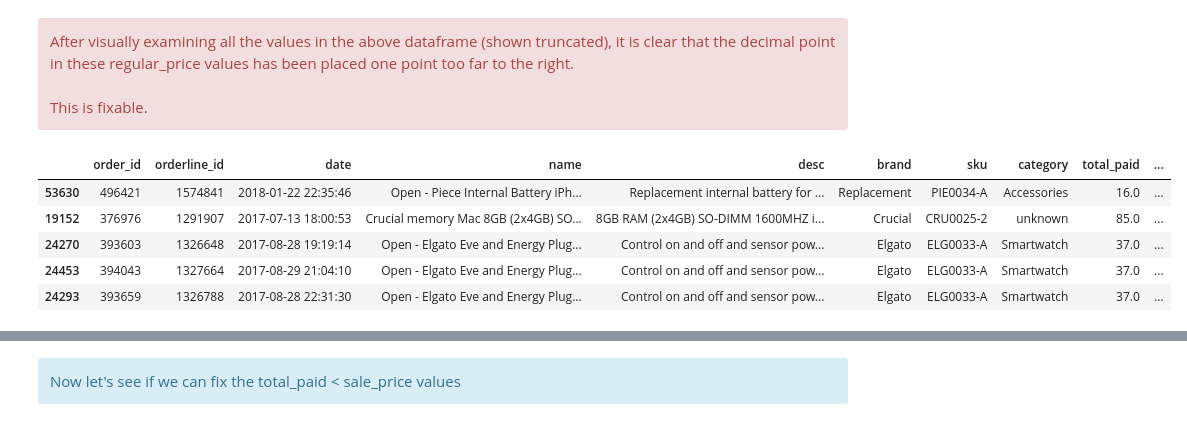
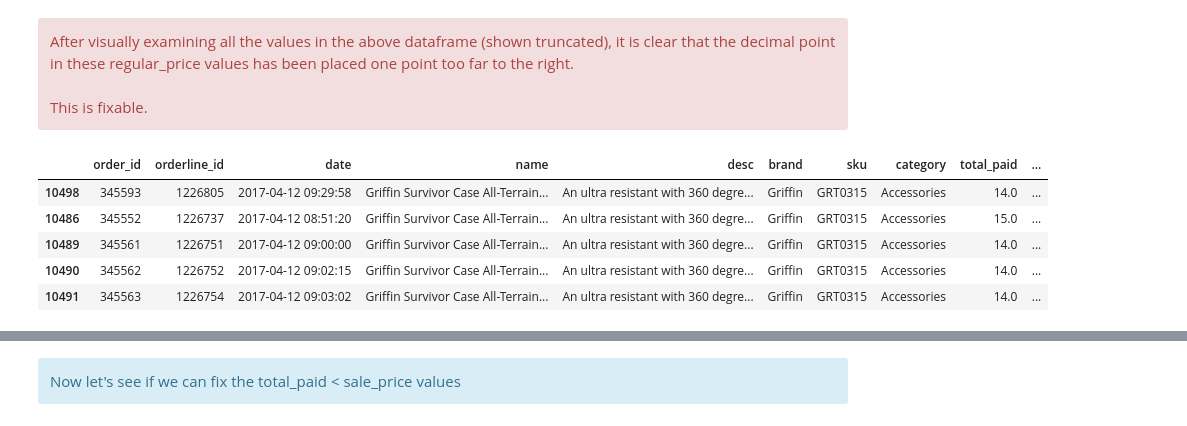
Before and after one commit to Donal-Flanagan/Eniac_discount_analysis, a Jupyter notebook: notebooks/2 - price_cleaning_munge/decimal_values.ipynb, the cells around one changed output, grey strips where cells are left out. Drawn from its saved outputs; the diff is of its cells as text; code cells hidden in the pictures.

```diff
--- a/notebooks/2 - price_cleaning_munge/decimal_values.ipynb
+++ b/notebooks/2 - price_cleaning_munge/decimal_values.ipynb
@@ -413,23 +423,24 @@ outliers.sort_values('discount_percentage', ascending=False).head()
 # %%
 def _move_decimal_right(row, decimal_col, comparison_col):
     denominator = 10
     while row[decimal_col] >= row[comparison_col]:
         if row[decimal_col] > row[comparison_col]:
             row[decimal_col] /= denominator
+        else:
+            return row[decimal_col]
     return row[decimal_col] * denominator
-
 
 def move_regular_price_decimal_point_right_wrt_sale_price(df):
     df.regular_price = [_move_decimal_right(row, 'regular_price', 'sale_price') for index, row in df.iterrows()]
     return df
 
 test_data = outliers.sort_values('discount_percentage', ascending=False).head(5).copy()
 test_data = move_regular_price_decimal_point_right_wrt_sale_price(test_data)
 test_data
 # %% [output]
 |  | order_id | orderline_id | date | name | desc | brand | sku | category | total_paid | ... |
-| 53630 | 496421 | 1574841 | 2018-01-22 22:35:46 | Open - Piece Internal Battery iPh... | Replacement internal battery for ... | Replacement | PIE0034-A | Accessories | 16.0 | ... |
-| 19152 | 376976 | 1291907 | 2017-07-13 18:00:53 | Crucial memory Mac 8GB (2x4GB) SO... | 8GB RAM (2x4GB) SO-DIMM 1600MHZ i... | Crucial | CRU0025-2 | unknown | 85.0 | ... |
-| 24270 | 393603 | 1326648 | 2017-08-28 19:19:14 | Open - Elgato Eve and Energy Plug... | Control on and off and sensor pow... | Elgato | ELG0033-A | Smartwatch | 37.0 | ... |
-| 24453 | 394043 | 1327664 | 2017-08-29 21:04:10 | Open - Elgato Eve and Energy Plug... | Control on and off and sensor pow... | Elgato | ELG0033-A | Smartwatch | 37.0 | ... |
-| 24293 | 393659 | 1326788 | 2017-08-28 22:31:30 | Open - Elgato Eve and Energy Plug... | Control on and off and sensor pow... | Elgato | ELG0033-A | Smartwatch | 37.0 | ... |
+| 10498 | 345593 | 1226805 | 2017-04-12 09:29:58 | Griffin Survivor Case All-Terrain... | An ultra resistant with 360 degre... | Griffin | GRT0315 | Accessories | 14.0 | ... |
+| 10486 | 345552 | 1226737 | 2017-04-12 08:51:20 | Griffin Survivor Case All-Terrain... | An ultra resistant with 360 degre... | Griffin | GRT0315 | Accessories | 15.0 | ... |
+| 10489 | 345561 | 1226751 | 2017-04-12 09:00:00 | Griffin Survivor Case All-Terrain... | An ultra resistant with 360 degre... | Griffin | GRT0315 | Accessories | 14.0 | ... |
+| 10490 | 345562 | 1226752 | 2017-04-12 09:02:15 | Griffin Survivor Case All-Terrain... | An ultra resistant with 360 degre... | Griffin | GRT0315 | Accessories | 14.0 | ... |
+| 10491 | 345563 | 1226754 | 2017-04-12 09:03:02 | Griffin Survivor Case All-Terrain... | An ultra resistant with 360 degre... | Griffin | GRT0315 | Accessories | 14.0 | ... |
```
Also changed, not shown: parts of 47 cells of this notebook.
